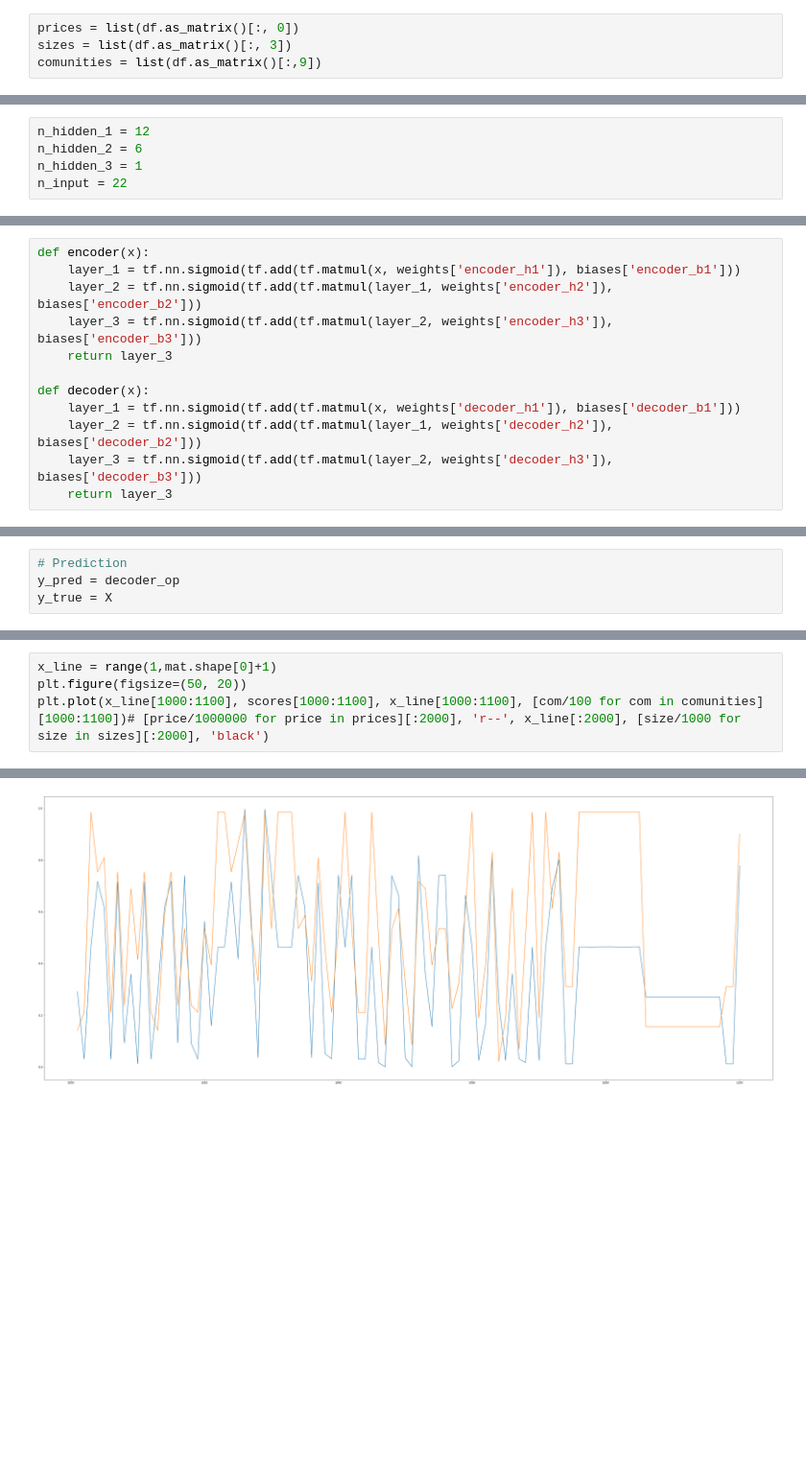
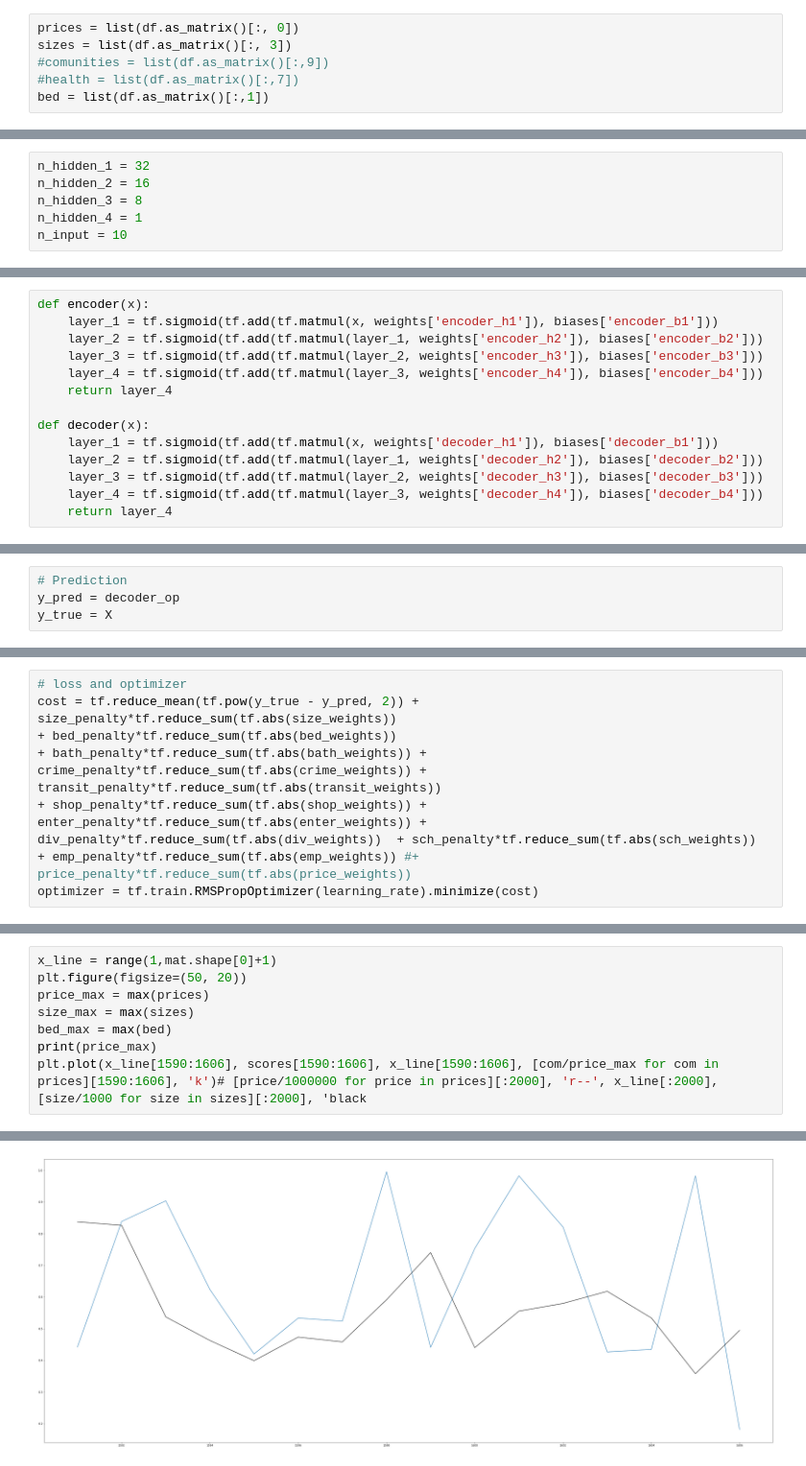
Before and after one commit to Justin-Yuan/Tridel-Analytics, a Jupyter notebook: Autoencoder.ipynb, the cells around one changed output, grey strips where cells are left out. Shown at 96% size. Drawn from its saved outputs; the diff is of its cells as text; blank space fills up the shorter version.

```diff
--- a/Autoencoder.ipynb
+++ b/Autoencoder.ipynb
@@ -33,7 +31,9 @@ df
 # %%
 prices = list(df.as_matrix()[:, 0])
 sizes = list(df.as_matrix()[:, 3])
-comunities = list(df.as_matrix()[:,9])
+#comunities = list(df.as_matrix()[:,9])
+#health = list(df.as_matrix()[:,7])
+bed = list(df.as_matrix()[:,1])
 # %%
 print(prices[:10])
 # %% [output]
@@ -103,10 +93,11 @@ display_step = 25
 examples_to_show = 10
 index = 0
 # %%
-n_hidden_1 = 12
-n_hidden_2 = 6
-n_hidden_3 = 1
-n_input = 22
+n_hidden_1 = 32
+n_hidden_2 = 16
+n_hidden_3 = 8
+n_hidden_4 = 1
+n_input = 10
 # %%
 X = tf.placeholder("float", [None, n_input])
 # %%
@@ -137,15 +153,17 @@ print(type(health_weights))
 # %%
 def encoder(x):
-    layer_1 = tf.nn.sigmoid(tf.add(tf.matmul(x, weights['encoder_h1']), biases['encoder_b1']))
-    layer_2 = tf.nn.sigmoid(tf.add(tf.matmul(layer_1, weights['encoder_h2']), biases['encoder_b2']))
-    layer_3 = tf.nn.sigmoid(tf.add(tf.matmul(layer_2, weights['encoder_h3']), biases['encoder_b3']))
-    return layer_3
+    layer_1 = tf.sigmoid(tf.add(tf.matmul(x, weights['encoder_h1']), biases['encoder_b1']))
+    layer_2 = tf.sigmoid(tf.add(tf.matmul(layer_1, weights['encoder_h2']), biases['encoder_b2']))
+    layer_3 = tf.sigmoid(tf.add(tf.matmul(layer_2, weights['encoder_h3']), biases['encoder_b3']))
+    layer_4 = tf.sigmoid(tf.add(tf.matmul(layer_3, weights['encoder_h4']), biases['encoder_b4']))
+    return layer_4
 
 def decoder(x):
-    layer_1 = tf.nn.sigmoid(tf.add(tf.matmul(x, weights['decoder_h1']), biases['decoder_b1']))
-    layer_2 = tf.nn.sigmoid(tf.add(tf.matmul(layer_1, weights['decoder_h2']), biases['decoder_b2']))
-    layer_3 = tf.nn.sigmoid(tf.add(tf.matmul(layer_2, weights['decoder_h3']), biases['decoder_b3']))
-    return layer_3
+    layer_1 = tf.sigmoid(tf.add(tf.matmul(x, weights['decoder_h1']), biases['decoder_b1']))
+    layer_2 = tf.sigmoid(tf.add(tf.matmul(layer_1, weights['decoder_h2']), biases['decoder_b2']))
+    layer_3 = tf.sigmoid(tf.add(tf.matmul(layer_2, weights['decoder_h3']), biases['decoder_b3']))
+    layer_4 = tf.sigmoid(tf.add(tf.matmul(layer_3, weights['decoder_h4']), biases['decoder_b4']))
+    return layer_4
 # %%
 # Construct model
 encoder_op = encoder(X)
@@ -163,2 +175,10 @@ optimizer = tf.train.RMSPropOptimizer(learning_rate).minimize(cost)
+# %%
+# loss and optimizer
+cost = tf.reduce_mean(tf.pow(y_true - y_pred, 2)) + size_penalty*tf.reduce_sum(tf.abs(size_weights))
++ bed_penalty*tf.reduce_sum(tf.abs(bed_weights))
++ bath_penalty*tf.reduce_sum(tf.abs(bath_weights)) + crime_penalty*tf.reduce_sum(tf.abs(crime_weights)) + transit_penalty*tf.reduce_sum(tf.abs(transit_weights))
++ shop_penalty*tf.reduce_sum(tf.abs(shop_weights)) + enter_penalty*tf.reduce_sum(tf.abs(enter_weights)) + div_penalty*tf.reduce_sum(tf.abs(div_weights))  + sch_penalty*tf.reduce_sum(tf.abs(sch_weights))
++ emp_penalty*tf.reduce_sum(tf.abs(emp_weights)) #+ price_penalty*tf.reduce_sum(tf.abs(price_weights))
+optimizer = tf.train.RMSPropOptimizer(learning_rate).minimize(cost)
 # %%
 init = tf.global_variables_initializer()
@@ -205,5 +222,9 @@ Optimization Finished!
 # %%
 x_line = range(1,mat.shape[0]+1)
 plt.figure(figsize=(50, 20))
-plt.plot(x_line[1000:1100], scores[1000:1100], x_line[1000:1100], [com/100 for com in comunities][1000:1100])# [price/1000000 for price in prices][:2000], 'r--', x_line[:2000], [size/1000 for size in sizes][:2000], 'black')
+price_max = max(prices)
+size_max = max(sizes)
+bed_max = max(bed)
+print(price_max)
+plt.plot(x_line[1590:1606], scores[1590:1606], x_line[1590:1606], [com/price_max for com in prices][1590:1606], 'k')# [price/1000000 for price in prices][:2000], 'r--', x_line[:2000], [size/1000 for size in sizes][:2000], 'black
 # %% [output]
@@ -212,2 +234,2 @@ plt.plot(x_line[1000:1100], scores[1000:1100], x_line[1000:1100], [com/100 for c
-[figure, old version]
+[figure, new version]
 # %%
```
Also changed, not shown: parts of 18 cells of this notebook, 41 other files.
